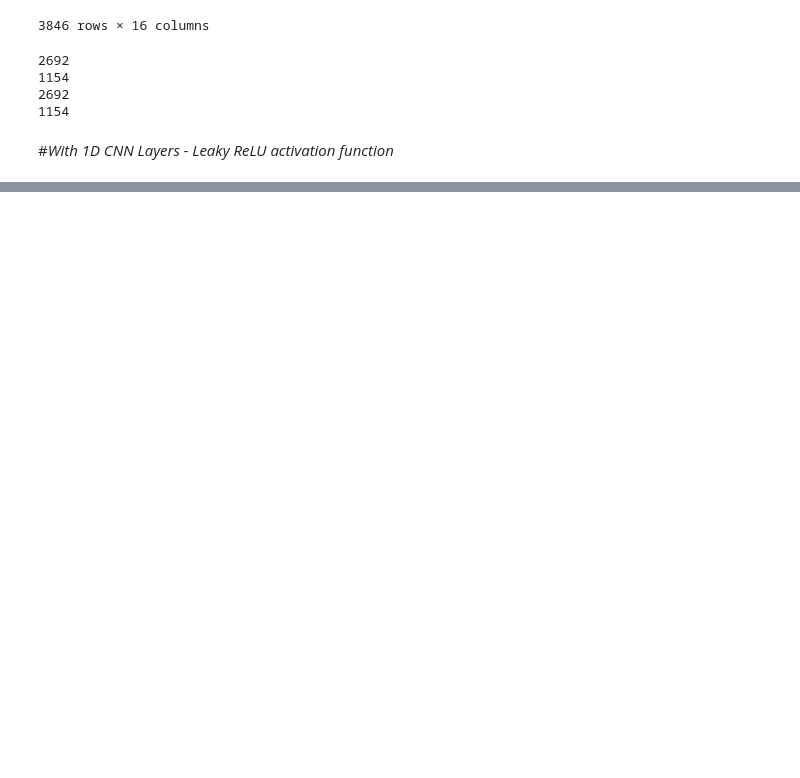
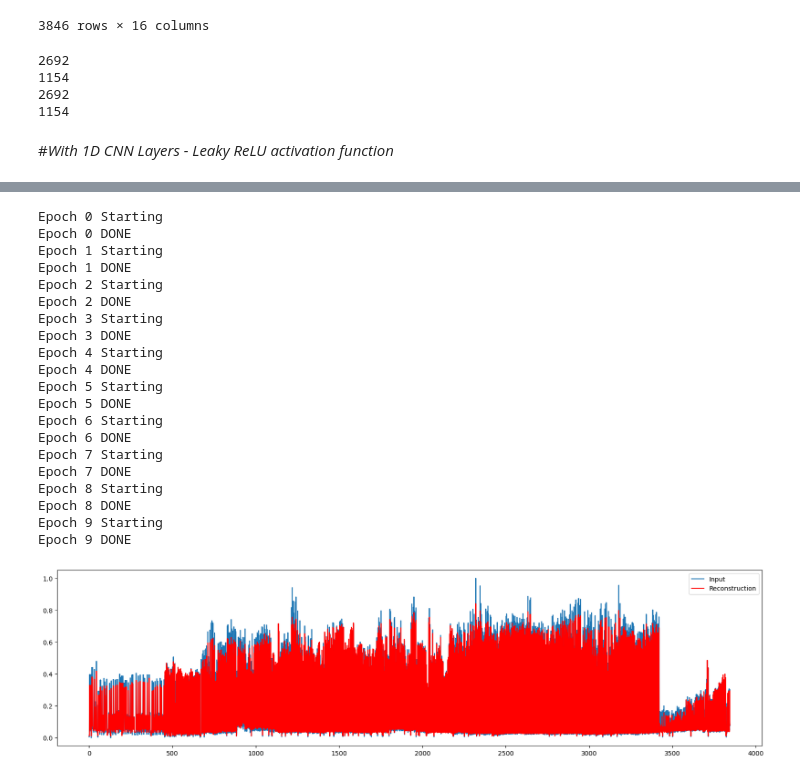
Before and after one commit to ImajiPietersz/FYP, a Jupyter notebook: GAN_Experiments/GAN_CNN_With_Leaky_ReLU.ipynb, the cells around one changed output, grey strips where cells are left out. Saved outputs shown, nothing was run; the diff lists cells and outputs as text; code cells hidden in the pictures; blank space fills up the shorter version.

```diff
--- a/GAN_Experiments/GAN_CNN_With_Leaky_ReLU.ipynb
+++ b/GAN_Experiments/GAN_CNN_With_Leaky_ReLU.ipynb
@@ -12,7 +12,7 @@ drive.mount('/content/drive')
 # %% [output]
 Drive already mounted at /content/drive; to attempt to forcibly remount, call drive.mount("/content/drive", force_remount=True).
 # %%
-DATASET_PATH = '/content/drive/MyDrive/LoRaWANdataset/machine2WithNoise.csv'
+DATASET_PATH = '/content/drive/MyDrive/FYP18-machine-vibration-source-separation/ LoRaWAN dataset/machine2WithNoise_target.csv'
 IMP_COL = ['XOAVelocity', 'XPeakmg', 'XRMSmg', 'XKurtosis',
        'XCrestFactor', 'XSkewness', 'XDeviation', 'XPeaktoPeakDisplacement',
        'YOAVelocity', 'YPeakmg', 'YRMSmg', 'ZOAVelocity', 'ZPeakmg', 'ZRMSmg','converted', 'target']
@@ -134,7 +134,7 @@ print(len(test_labels))
 2692
 1154
 # %%
-def plotUsingAutoEncoder(model):
+def plotUsingAutoEncoder(model,df):
 
   denoised_all = []
 
@@ -252,27 +273,49 @@ plt.legend()
 # %%
-max_epochs = 100
+max_epochs = 10
 learning_rate = 0.001
 generator_optimizer = tf.optimizers.Adam(learning_rate)
 # %%
 step = 0
 gen_losses = []
 for epoch in range(max_epochs):
   print("Epoch " + str(epoch) +" Starting")
 
   for i in range (len(train_labels)):
     with tf.GradientTape() as gen_tape:
       output = generator(np.array([train_data[i]]))
       disc_output = discriminator(np.array(output))
       mae = tf.keras.losses.MeanAbsoluteError()
       gen_loss = mae(train_data[i], output[0]) * disc_output[0][0]
 
     gradients_of_generator = gen_tape.gradient(gen_loss, generator.variables)
     generator_optimizer.apply_gradients(zip(gradients_of_generator, generator.variables))
   gen_losses.append(gen_loss)
 
   print("Epoch " + str(epoch) +" DONE")
 
-plotUsingAutoEncoder(generator)
+plotUsingAutoEncoder(generator,df)
+# %% [output]
+Epoch 0 Starting
+Epoch 0 DONE
+Epoch 1 Starting
+Epoch 1 DONE
+Epoch 2 Starting
+Epoch 2 DONE
+Epoch 3 Starting
+Epoch 3 DONE
+Epoch 4 Starting
+Epoch 4 DONE
+Epoch 5 Starting
+Epoch 5 DONE
+Epoch 6 Starting
+Epoch 6 DONE
+Epoch 7 Starting
+Epoch 7 DONE
+Epoch 8 Starting
+Epoch 8 DONE
+Epoch 9 Starting
+Epoch 9 DONE
+[figure, added]
 # %%
 plt.plot(gen_losses, label='Training Loss')
 plt.title('Generator Model Loss')
```
Also changed, not shown: parts of 3 cells of this notebook.
